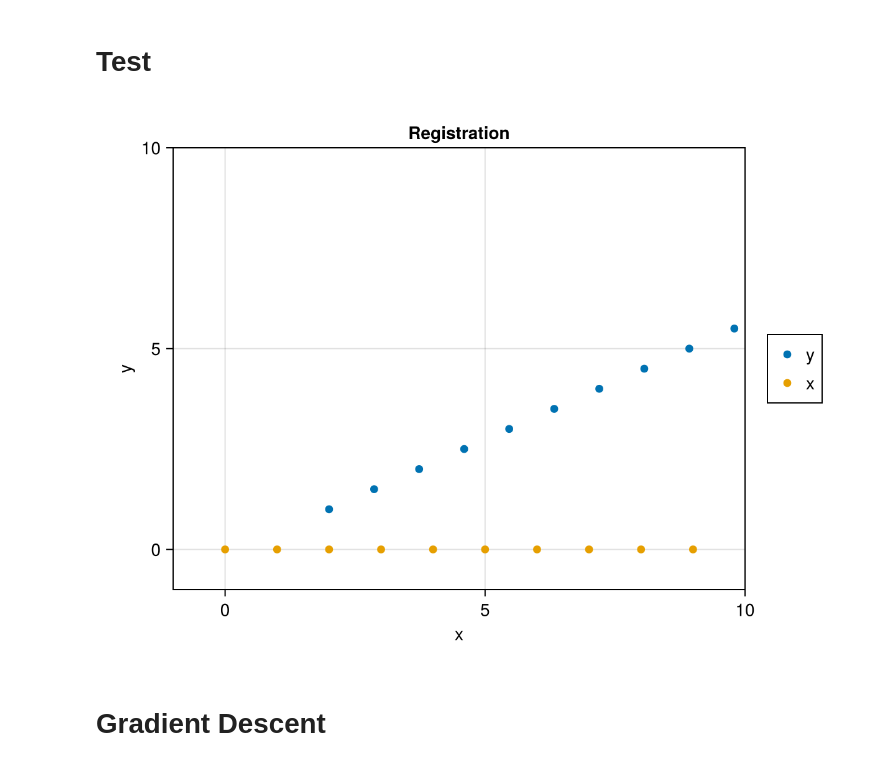
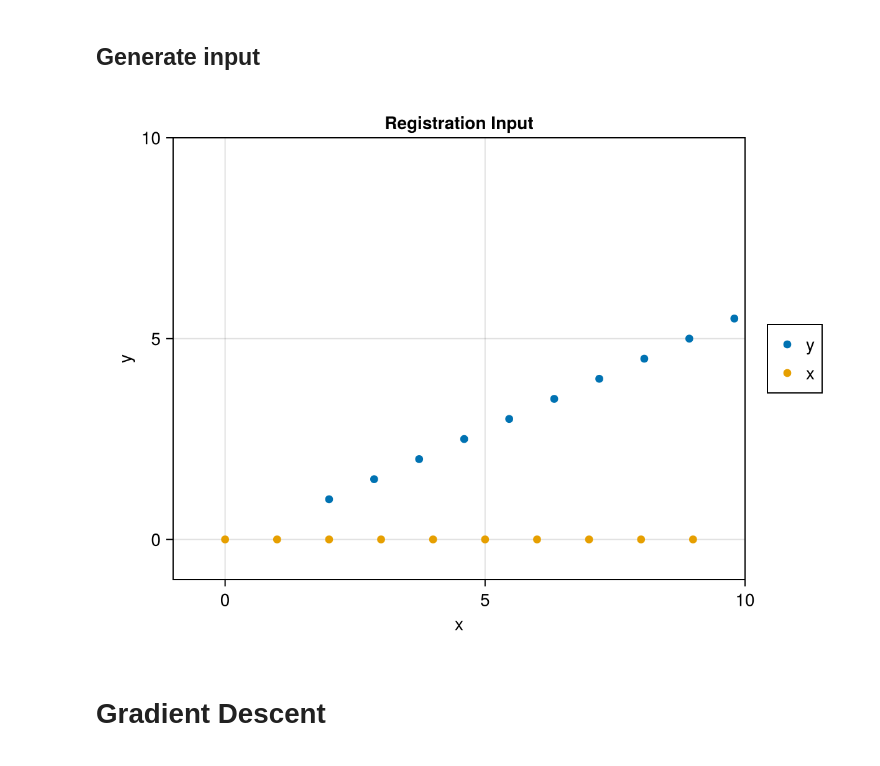
Before and after one commit to RickASprague/gh_notebooks, a Jupyter notebook: Registration.ipynb, the cells around one changed output. Cells and saved outputs as stored; diff of their text form; code cells hidden in the pictures.

```diff
--- a/Registration.ipynb
+++ b/Registration.ipynb
@@ -191,36 +171,34 @@ se2_registration_lm
-# %% [markdown]
-# Test
+# %% [markdown]
+## Generate input
 # %%
-x = [collect(0:9) fill(0, 10) fill(1, 10)]'
+x = [[a, 0, 1] for a ∈ 0:9]
 
 R(θ) = [
     cos(θ) -sin(θ)
     sin(θ) cos(θ)
 ]
 
 # Ground Truth - 30 °, and [2,1] translation.
 θ_GT = deg2rad(30)
 t_GT = [2, 1]
 P_GT = [
     R(θ_GT)  t_GT
     0 0 1
 ]
-y = P_GT * x
+y = [P_GT * p for p ∈ x]
 
-Σs = fill([
-    2 * I(2) [0,0]
-    0 0 1
-], length(x))
+σ = 2
+Σs = fill(σ * I(2), length(x))
 
-f = Figure()
-ax = Axis(f[1,1], title="Registration", xlabel="x", ylabel="y")
-plt_y = scatter!(ax, y[1,:], y[2,:])
-plt_x = scatter!(ax, x[1,:], x[2,:])
+figure = Figure()
+ax = Axis(figure[1,1], title="Registration Input", xlabel="x", ylabel="y")
+plt_y = scatter!(ax, [p[1] for p ∈ y], [p[2] for p ∈ y])
+plt_x = scatter!(ax, [p[1] for p ∈ x], [p[2] for p ∈ x])
 xlims!(-1, 10)
 ylims!(-1, 10)
-Legend(f[1,2], [plt_y, plt_x], ["y", "x"])
-f
+Legend(figure[1, 2], [plt_y, plt_x], ["y", "x"])
+figure
 # %% [output]
-[figure, old version]
+[figure, new version]
 # %% [markdown]
 # Gradient Descent
```
Also changed, not shown: parts of 17 cells of this notebook.
